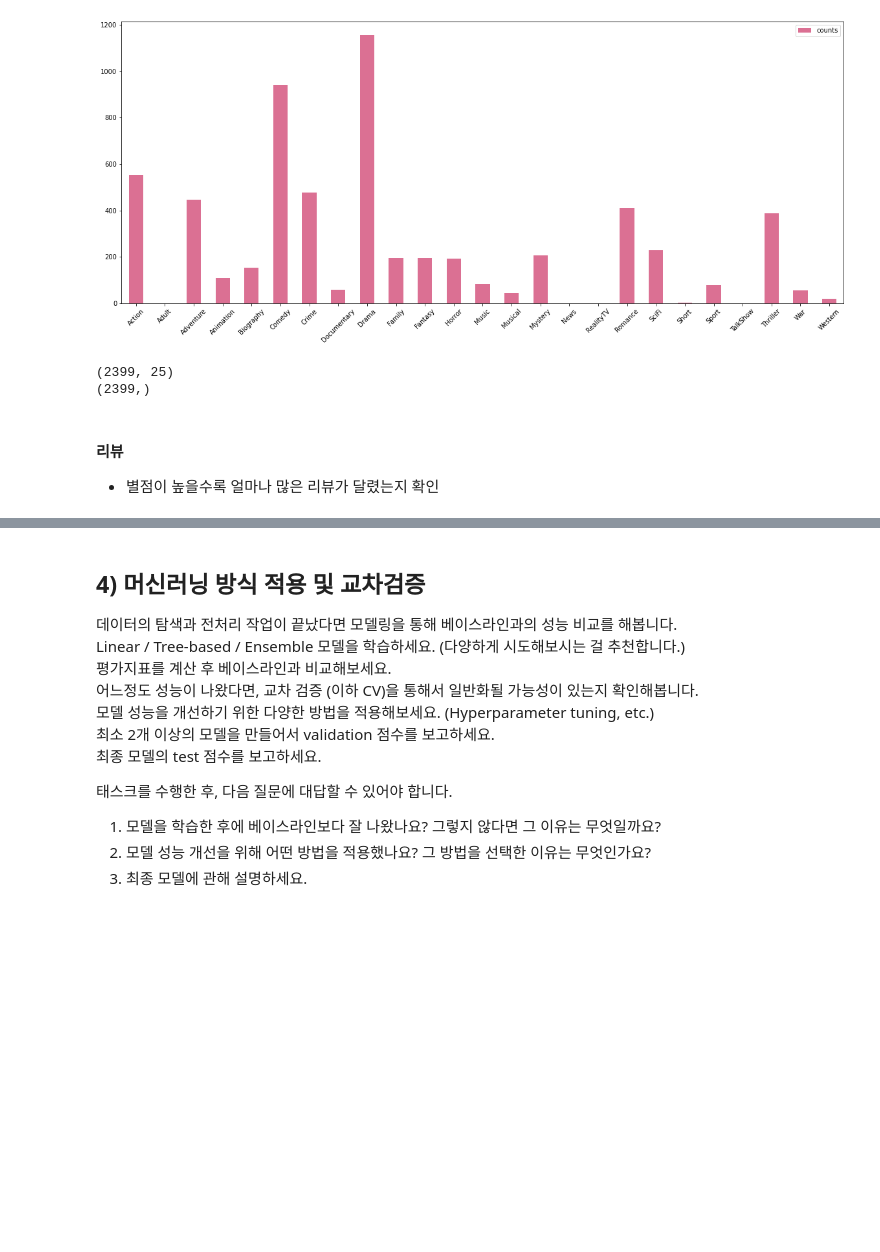
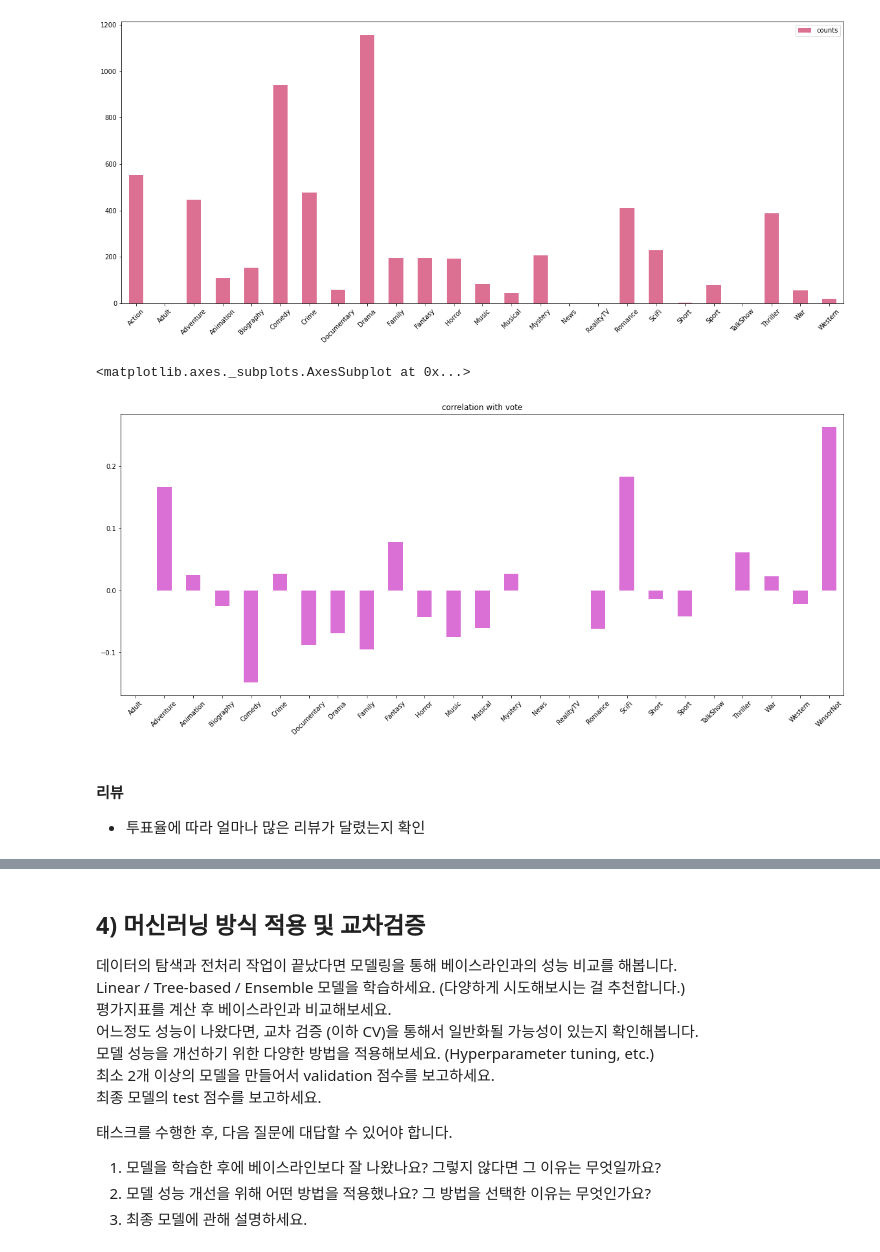
Before and after one commit to Shena2/project, a Jupyter notebook: section2/Section2_project_final.ipynb, the cells around one changed output, grey strips where cells are left out. Drawn from its saved outputs; the diff is of its cells as text; code cells hidden in the pictures; blank space fills up the shorter version.

```diff
--- a/section2/Section2_project_final.ipynb
+++ b/section2/Section2_project_final.ipynb
@@ -100,0 +94,7 @@ df['recommend'] = df['ratingInteger'].apply(lambda x : reco(x))
+# %%
+# 타겟 지정
+target = 'ratingCount'
+
+# 피처 지정
+features = ['year',	'lifetime_gross', 'ratingInteger', 'duration', 'nrOfWins',
+            'nrOfNominations', 'nrOfPhotos', 'nrOfNewsArticles', 'nrOfUserReviews']
@@ -199,15 +250,18 @@ genr_count.plot.bar(rot=45, figsize=(20,8), color='palevioletred')
 # %% [output]
 <matplotlib.axes._subplots.AxesSubplot at 0x...>
 [figure]
-# %%
-print(count1.shape)
-print(y_train.shape)
-# %% [output]
-(2399, 25)
-(2399,)
+# %%
+# 장르-투표율 간 상관계수 확인
+genr_df = X_train.join(y_train) #features와 target 결합
+genr_corr = genr_df.corr()
+genr_corr_gh = genr_corr.iloc[-1, 11:-1]
+genr_corr_gh.plot.bar(rot=45, figsize=(20,8), color='orchid', title='correlation with vote')
+# %% [output]
+<matplotlib.axes._subplots.AxesSubplot at 0x...>
+[figure, added]
 # %% [markdown]
 #### 리뷰
-- 별점이 높을수록 얼마나 많은 리뷰가 달렸는지 확인
+- 투표율에 따라 얼마나 많은 리뷰가 달렸는지 확인
 # %%
 # 상관계수 확인
 reviews_corr = X_train['nrOfUserReviews'].corr(y_train)
```
Also changed, not shown: parts of 25 cells of this notebook.
